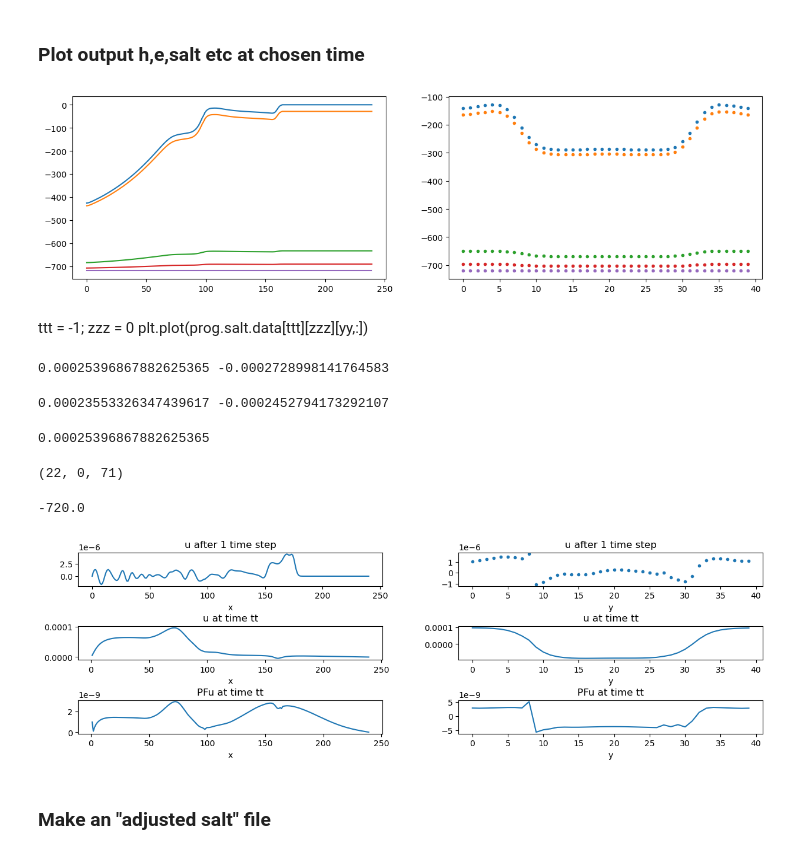
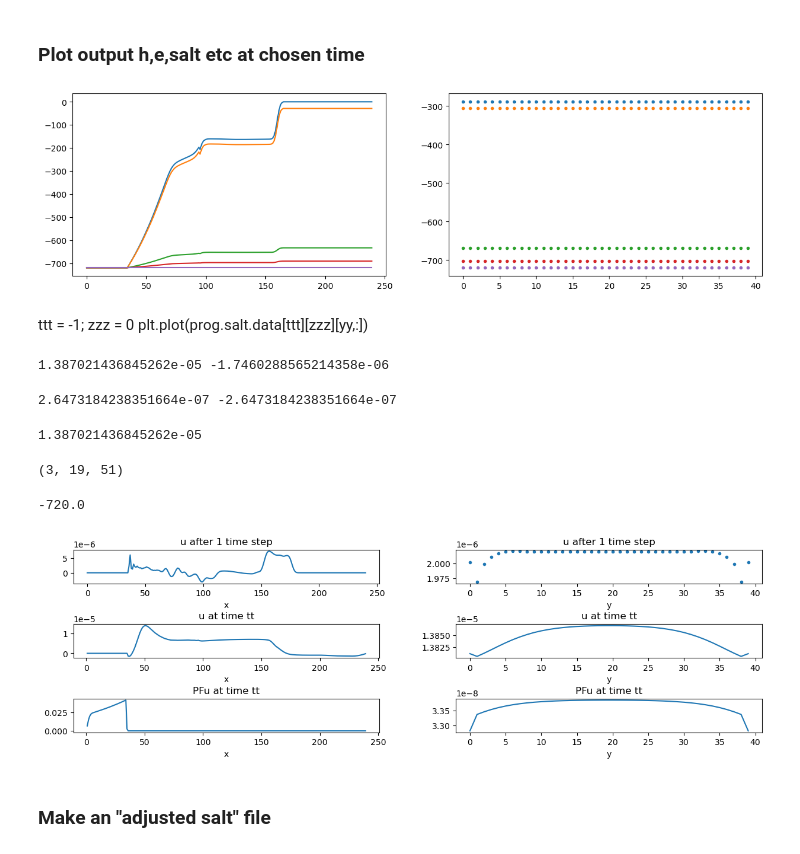
Before and after one commit to yungcm/MOM6-examples, a Jupyter notebook: ocean_only/seamount/ice_to_rock/analysis.ipynb, the cells around one changed output. Saved outputs shown, nothing was run; the diff lists cells and outputs as text; code cells hidden in the pictures.

```diff
--- a/ocean_only/seamount/ice_to_rock/analysis.ipynb
+++ b/ocean_only/seamount/ice_to_rock/analysis.ipynb
@@ -8,7 +8,7 @@ import netCDF4 as nc
 import math
 
 #di = '/home/claire/Github-forked/MOM6-examples/ocean_only/seamount/sigma_shelf_zstar_grosveld'
-di = '/home/claire/Github-forked/MOM6-examples/ocean_only/seamount/sigma_shelf_zstar_isomip'
+di = '/home/claire/Github-forked/MOM6-examples/ocean_only/seamount/ice_to_rock'
 #di = '/home/claire/Github-forked/MOM6-examples/ocean_only/seamount/isomip_cut'
 
 NHALO = 4
@@ -64,26 +64,26 @@ for zzz in ll:
     axes[0].plot(prog.e[tt][zzz].data[yy,:])
     axes[1].plot(prog.e[tt][zzz].data[:,xx],'.')
 # %% [output]
-[figure, old version]
+[figure, new version]
 # %% [markdown]
 ttt = -1; zzz = 0
 plt.plot(prog.salt.data[ttt][zzz][yy,:])
 # %%
 print(np.nanmax(prog.u.data[-1]), np.nanmin(prog.u.data[-1])) # 0.0012509557073082142 -0.0006301157530793094
 # %% [output]
-0.00025396867882625365 -0.0002728998141764583
+1.387021436845262e-05 -1.7460288565214358e-06
 # %%
 print(np.nanmax(prog.v.data[-1]), np.nanmin(prog.v.data[-1])) # 0.0012509557073082142 -0.0006301157530793094
 # %% [output]
-0.00023553326347439617 -0.0002452794173292107
+2.6473184238351664e-07 -2.6473184238351664e-07
 # %%
 arr = prog.u.data[-1]
 ind = np.unravel_index(np.nanargmax(arr),arr.shape)
 print(arr[ind])
 ind
 # %% [output]
-0.00025396867882625365
+1.387021436845262e-05
-(22, 0, 71)
+(3, 19, 51)
 # %%
 np.nanmin(prog.e.data[0])
 # %% [output]
@@ -91,31 +91,31 @@ np.nanmin(prog.e.data[0])
 # %%
 aft = xr.open_dataset(di + '/after_ts_2_u.nc')
 mo = xr.open_dataset(di + '/mom.nc')
 
 fig,axes = plt.subplots(nrows = 3, ncols = 2, figsize = (15,4))
 
-tt=7; zzz=22; yy=0; xx=71
+tt=-1; zzz=3; yy=19; xx=51
 axes[0,0].plot(aft.u.data[zzz,yy+4,4:-4])
 axes[0,0].set_xlabel("x")
 axes[0,0].set_title("u after 1 time step")
 axes[0,1].plot(aft.u.data[zzz,4:-4,xx+4],'.')
 axes[0,1].set_xlabel("y")
 axes[0,1].set_title("u after 1 time step")
 axes[1,0].plot(prog.u[tt][zzz].data[yy,:])
 axes[1,0].set_xlabel("x")
 axes[1,0].set_title("u at time tt")
 axes[1,1].plot(prog.u[tt][zzz].data[:,xx])
 axes[1,1].set_xlabel("y")
 axes[1,1].set_title("u at time tt")
 axes[2,0].plot(mo.PFu[tt][zzz].data[yy,:])
 axes[2,0].set_xlabel("x")
 axes[2,0].set_title("PFu at time tt")
 axes[2,1].plot(mo.PFu[tt][zzz].data[:,xx])
 axes[2,1].set_xlabel("y")
 axes[2,1].set_title("PFu at time tt")
 
 plt.subplots_adjust(wspace = 0.25, hspace = 1.2)
 # %% [output]
-[figure, old version]
+[figure, new version]
 # %% [markdown]
 ### Make an "adjusted salt" file
```
Also changed, not shown: parts of 6 cells of this notebook, 1 other file.
